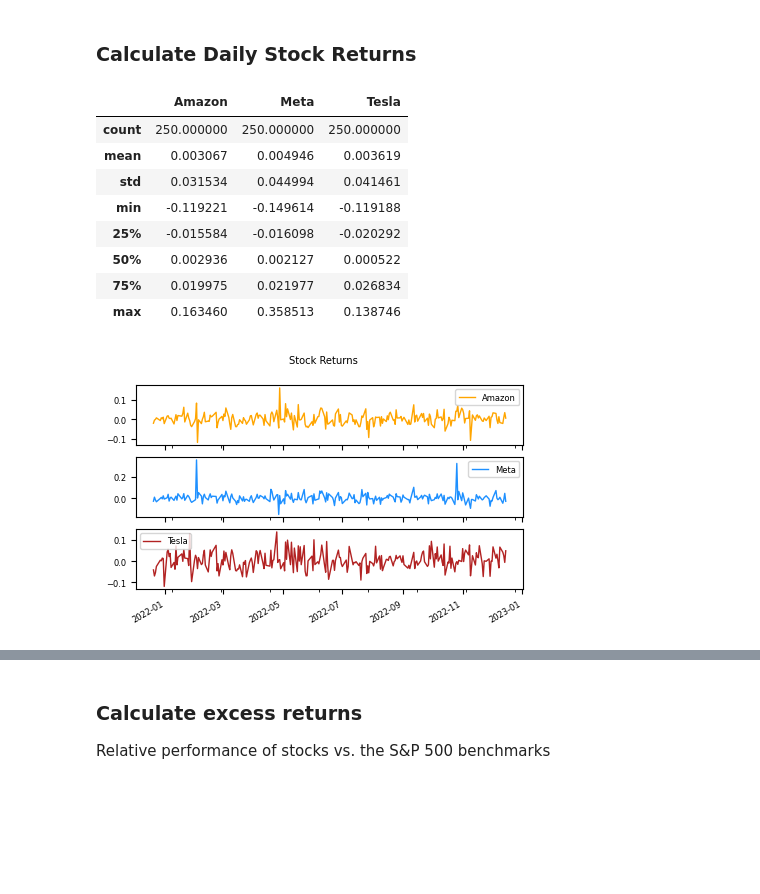
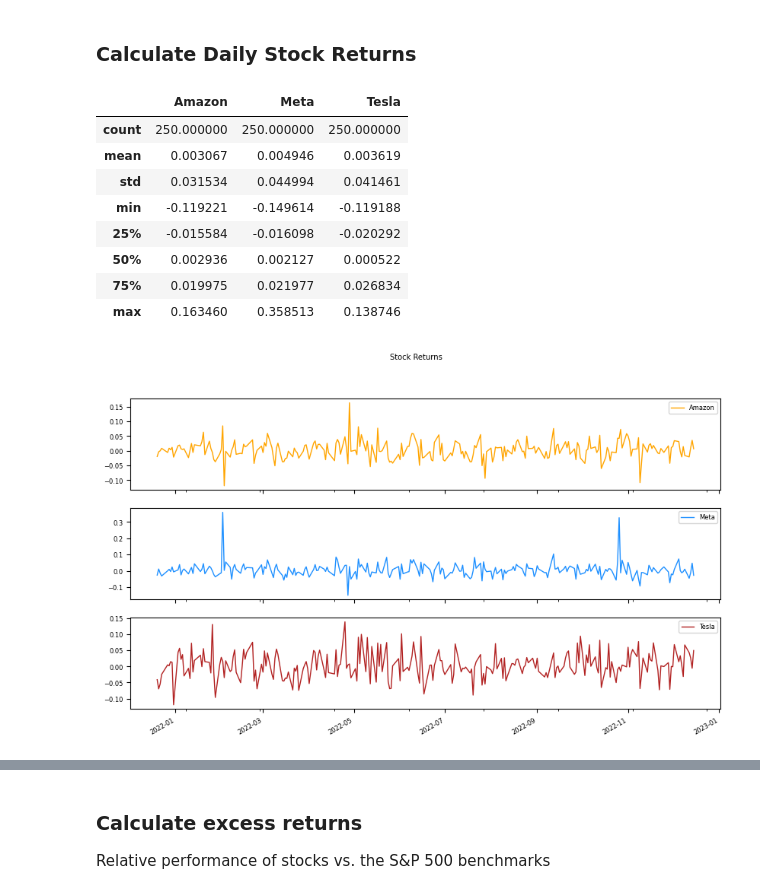
Before and after one commit to wswu001/Risk-Return-The-Sharpe-Ratio, a Jupyter notebook: main.ipynb, the cells around one changed output, grey strips where cells are left out. Saved outputs shown, nothing was run; the diff lists cells and outputs as text; code cells hidden in the pictures; blank space fills up the shorter version.

```diff
--- a/main.ipynb
+++ b/main.ipynb
@@ -158,29 +158,29 @@ S&P 500 also experiences a decreasing trend in its price. Despite the overall de
 # %%
 # Calculate daily stock_data returns
 stock_returns = stock_data.pct_change()
 
 # Plot the daily returns
 matplotlib.rcParams.update({'font.size': 6})
 stock_returns.plot(subplots=True,
                     title='Stock Returns',
                     xlabel='',
-                    figsize=(5,3),
+                    figsize=(10,6),
                     linewidth = 1,
                     color = ['orange', 'dodgerblue', 'firebrick'])
 
 # Summarize the daily returns
 stock_returns.describe()
 # %% [output]
 |  | Amazon | Meta | Tesla |
 | count | 250.000000 | 250.000000 | 250.000000 |
 | mean | 0.003067 | 0.004946 | 0.003619 |
 | std | 0.031534 | 0.044994 | 0.041461 |
 | min | -0.119221 | -0.149614 | -0.119188 |
 | 25% | -0.015584 | -0.016098 | -0.020292 |
 | 50% | 0.002936 | 0.002127 | 0.000522 |
 | 75% | 0.019975 | 0.021977 | 0.026834 |
 | max | 0.163460 | 0.358513 | 0.138746 |
-[figure, old version]
+[figure, new version]
 # %%
 # Calculate daily benchmark_data returns
 sp_returns = benchmark_data.pct_change()
```
Also changed, not shown: parts of 8 cells of this notebook.
